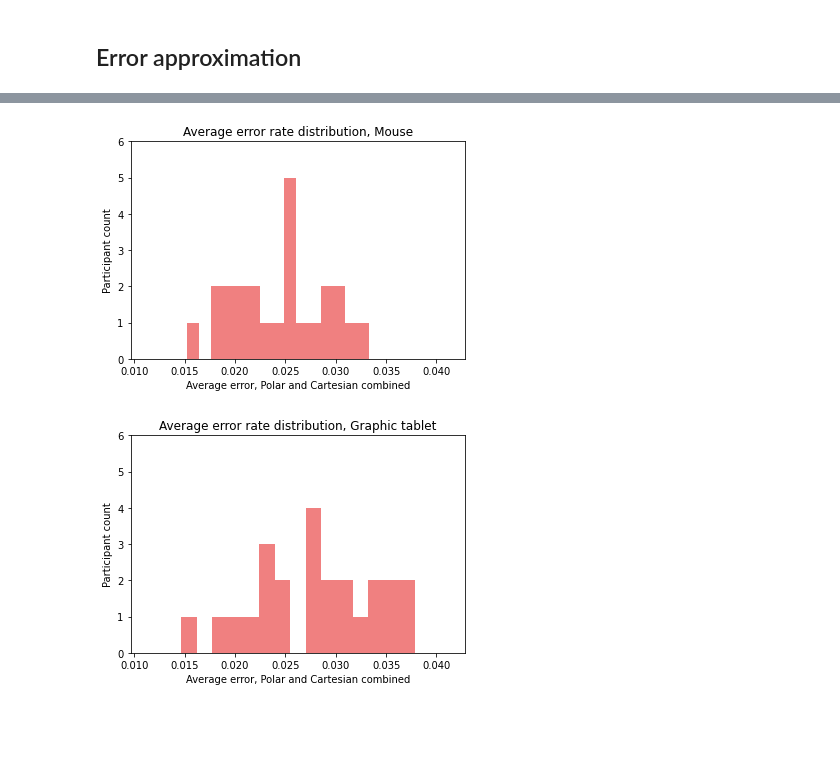
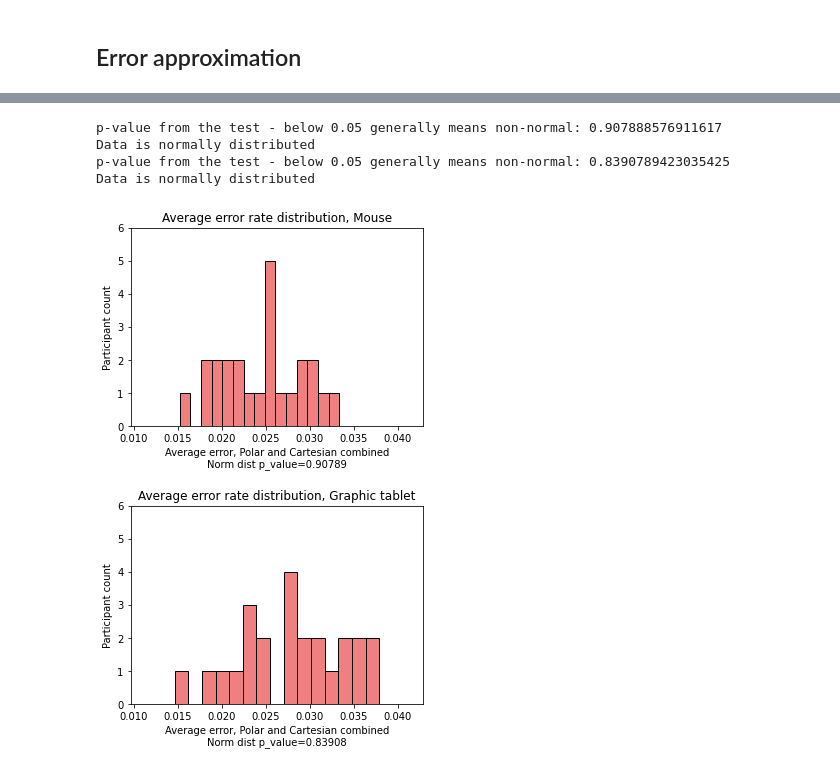
Before and after one commit to ivanazuzic/Efficiency-of-dragging-gestures, a Jupyter notebook: analysis/Analysis - Izborni projekt.ipynb, the cells around one changed output, grey strips where cells are left out. Drawn from its saved outputs; the diff is of its cells as text; code cells hidden in the pictures; blank space fills up the shorter version.

```diff
--- a/analysis/Analysis - Izborni projekt.ipynb
+++ b/analysis/Analysis - Izborni projekt.ipynb
@@ -187,17 +212,24 @@ def getAvgForFunc(projection, funcId, device, experimentMode = 0, data=df):
 
     return avg
 
-def getAvgsByFilter(projections, funcIds, devices, experimentModes, data=df):
+def getAvgsByFilter(projections, funcIds, devices, experimentModes, iodName=iodModelName, data=df):
     times = []
+    iods = []
     for experimentMode in experimentModes:
         for device in devices:
             for projection in projections:
                 for funcId in funcIds:
-                    avg = getAvgForFunc(projection, funcId, device, experimentMode, data)
+                    avg = getAvgForFunc(projection, funcId, device, experimentMode, data=data)
                     times.append(avg)
-    return times
+                    iods.append(getIodForFunc(projection, experimentMode, funcId, iodName))
+                    # use this if you want to get ALL drawing times paired with iods
+                    # avg = getAllDrawingTimesForFunc(projection, funcId, device, experimentMode, data)
+                    # times.extend(avg)
+                    # iods.extend([getIodForFunc(projection, experimentMode, funcId)] * len(avg))
 
-MAX_AVG_DRAW_TIME = round(max(getAvgsByFilter(PROJECTIONS, FUNC_IDS, DEVICES, TEST_MODES)))
+    return times, iods
+
+MAX_AVG_DRAW_TIME = round(max(getAvgsByFilter(PROJECTIONS, FUNC_IDS, DEVICES, TEST_MODES, "kappa")[0]))
 MAX_AVG_DRAW_TIME += 0.2 * MAX_AVG_DRAW_TIME
 
 # for mode in TEST_MODES:
@@ -312,8 +564,8 @@ def validateRegressionModel(reg, projections, experimentModes, device):
 # %%
 for projections in [["Cartesian"], ["Polar"], PROJECTIONS]:
     for device in DEVICES:
-        reg = getRegressionModel(projections, [0], device)
-        validateRegressionModel(reg, projections, [1], device)
+        trainRegressionModelThenValidate(projections, device)
+
 
         #reg2 = getRegressionModel(projections, [0, 1], device)
         # test the residuals as shown here: https://jeffmacaluso.github.io/post/LinearRegressionAssumptions/
@@ -598,29 +868,38 @@ wdragon,0.02937,0.010251,0.030238,0.010156
 # %%
 maxAvg = np.max([np.max(avgs["Mouse"]), np.max(avgs["Graphic tablet"])])
 minAvg = np.min([np.min(avgs["Mouse"]), np.min(avgs["Graphic tablet"])])
 xlim = [minAvg - 0.005, maxAvg + 0.005]
 
-plt.figure()
-plt.hist(avgs["Mouse"], color="lightcoral", bins=15)
+figure, (ax1, ax2) = plt.subplots(2)
+figure.set_size_inches(5, 8)
+ax1.hist(avgs["Mouse"], color="lightcoral", bins=15, edgecolor="black")
+
+pValueNormDist = isDataNormallyDistributed(np.array(avgs["Mouse"]))
+
 title = "Average error rate distribution, Mouse"
-plt.title(title)
-plt.xlabel("Average error, Polar and Cartesian combined")
-plt.ylabel("Participant count")
-plt.ylim([0, 6])
-plt.xlim(xlim)
-saveFigure(participantDataFolderPath + title)
+ax1.set_title(title)
+ax1.set_xlabel("Average error, Polar and Cartesian combined\nNorm dist p_value=%.5f" % (pValueNormDist))
+ax1.set_ylabel("Participant count")
+ax1.set_ylim([0, 6])
+ax1.set_xlim(xlim)
+
+ax2.hist(avgs["Graphic tablet"], color="lightcoral", bins=15, edgecolor="black")
+
+pValueNormDist = isDataNormallyDistributed(np.array(avgs["Graphic tablet"]))
+
+title = "Average error rate distribution, Graphic tablet"
+ax2.set_title(title)
+ax2.set_xlabel("Average error, Polar and Cartesian combined\nNorm dist p_value=%.5f" % (pValueNormDist))
+ax2.set_ylabel("Participant count")
+ax2.set_ylim([0, 6])
+ax2.set_xlim(xlim)
+
+figure.tight_layout(pad=2)
+saveFigure(participantDataFolderPath + "Error_rates_dist")
 plt.show()
-
-plt.figure()
-plt.hist(avgs["Graphic tablet"], color="lightcoral", bins=15)
-title = "Average error rate distribution, Graphic tablet"
-plt.title(title)
-plt.xlabel("Average error, Polar and Cartesian combined")
-plt.ylabel("Participant count")
-plt.ylim([0, 6])
-plt.xlim(xlim)
-saveFigure(participantDataFolderPath + title)
-plt.show()
 # %% [output]
+p-value from the test - below 0.05 generally means non-normal: 0.907888576911617
+Data is normally distributed
+p-value from the test - below 0.05 generally means non-normal: 0.8390789423035425
+Data is normally distributed
-[figure, old version]
+[figure, new version]
-[figure, removed]
```
Also changed, not shown: parts of 11 cells of this notebook, 8 other files.
